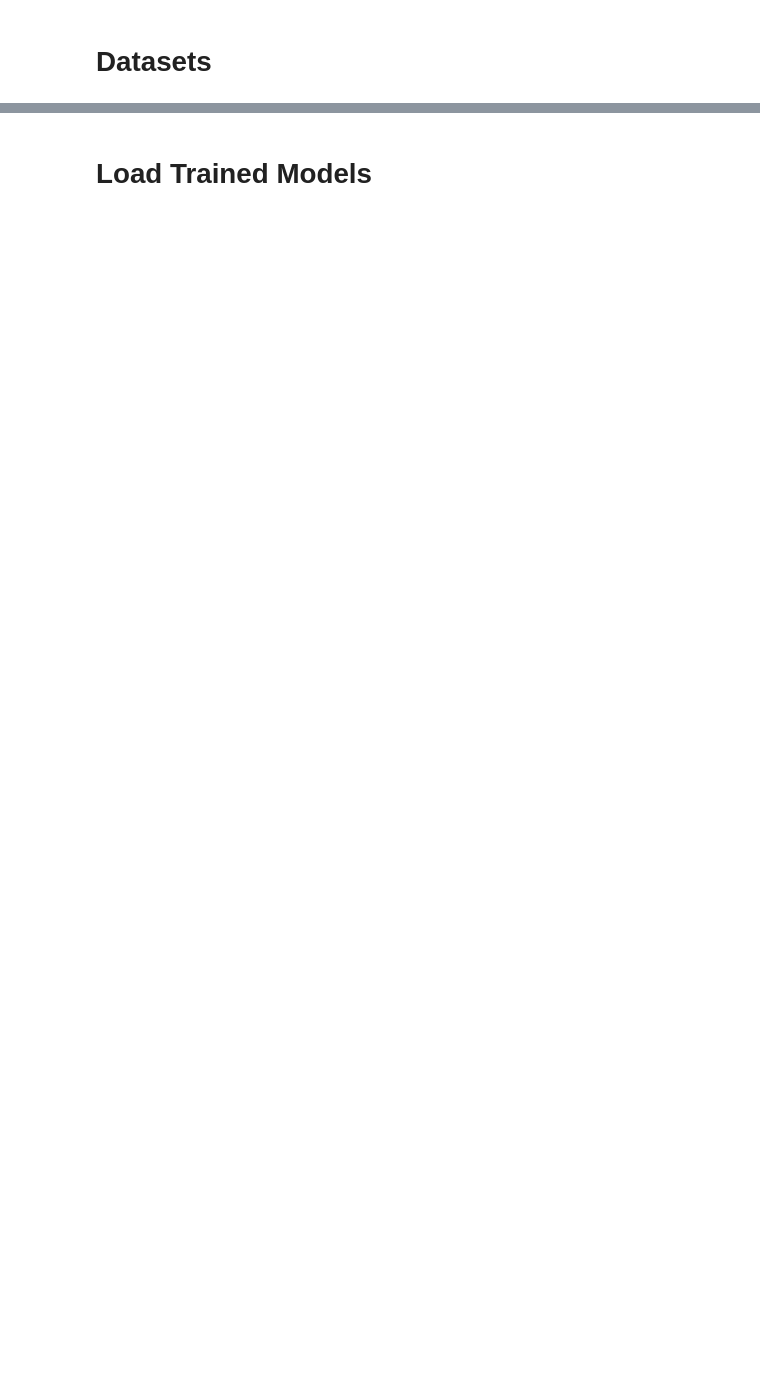
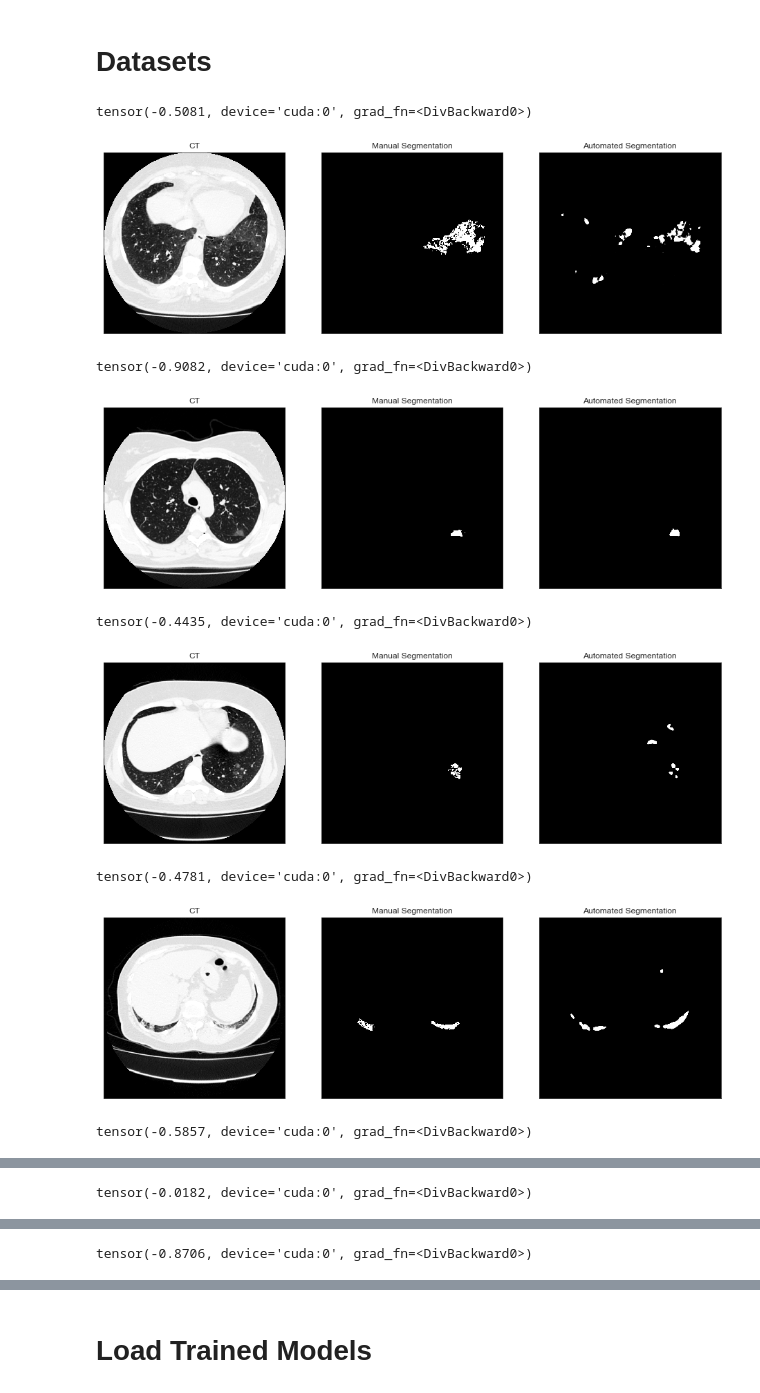
Before and after one commit to sremedios/hophacks-2020, a Jupyter notebook: ood.ipynb, the cells around one changed output, grey strips where cells are left out. Saved outputs shown, nothing was run; the diff lists cells and outputs as text; code cells hidden in the pictures; blank space fills up the shorter version.

```diff
--- a/ood.ipynb
+++ b/ood.ipynb
@@ -79,3 +79,37 @@ ood_fpaths = sorted(OOD_DIR.iterdir())
 # %%
 input_shape = [1, 1, 512, 512]
 encoding_shape = [1,64,1,1]
+# %%
+for i, (xs, ys) in tqdm(enumerate(dataloader), total=len(dataloader)):
+    # encode and discard spatial dims
+    ys_hat = model(xs)
+
+    loss = dice_loss(ys_hat, ys)
+
+    print(loss)
+
+    multiplot(
+            [
+                xs[0,0].detach().cpu().numpy(),
+                ys[0,0].detach().cpu().numpy(),
+                ys_hat[0,0].detach().cpu().numpy(),
+            ],
+            [
+                'CT',
+                'Manual Segmentation',
+                'Automated Segmentation',
+            ]
+        )
+
+    if i > 5:
+        break
+# %% [output]
+tensor(-0.5081, device='cuda:0', grad_fn=<DivBackward0>)
+[figure, added]
+tensor(-0.9082, device='cuda:0', grad_fn=<DivBackward0>)
+[figure, added]
+tensor(-0.4435, device='cuda:0', grad_fn=<DivBackward0>)
+[figure, added]
+tensor(-0.4781, device='cuda:0', grad_fn=<DivBackward0>)
+[figure, added]
+tensor(-0.5857, device='cuda:0', grad_fn=<DivBackward0>)
@@ -81,0 +117 @@ encoding_shape = [1,64,1,1]
+tensor(-0.0182, device='cuda:0', grad_fn=<DivBackward0>)
@@ -81,0 +119 @@ encoding_shape = [1,64,1,1]
+tensor(-0.8706, device='cuda:0', grad_fn=<DivBackward0>)
```
Also changed, not shown: parts of 17 cells of this notebook, 3 other files.
